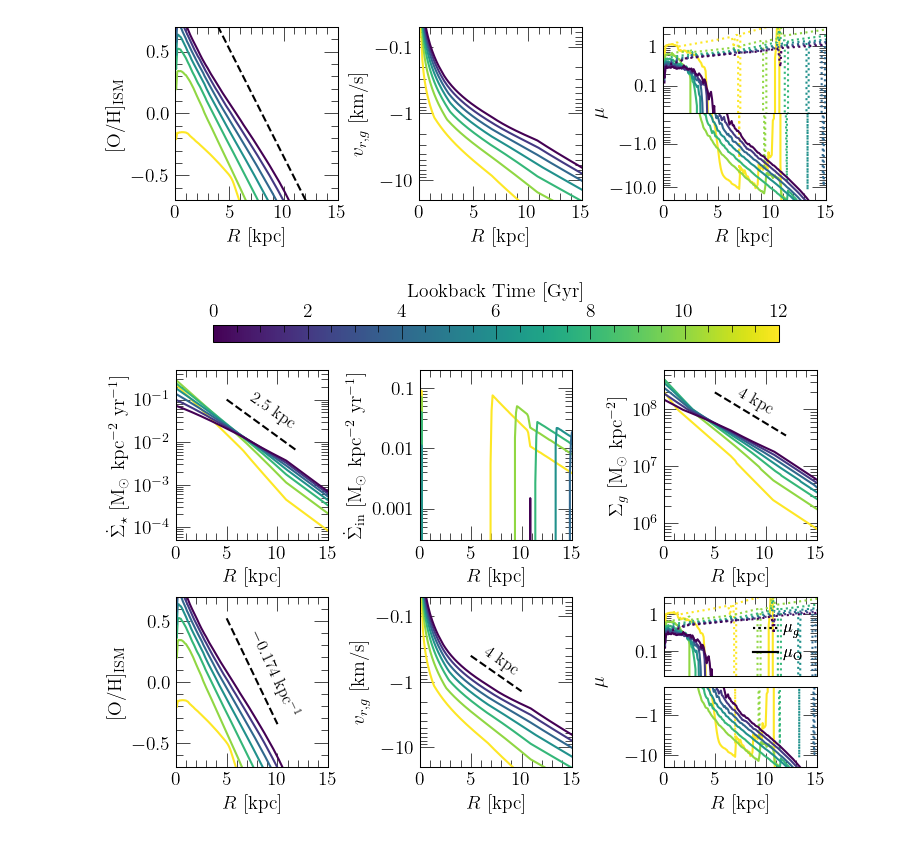
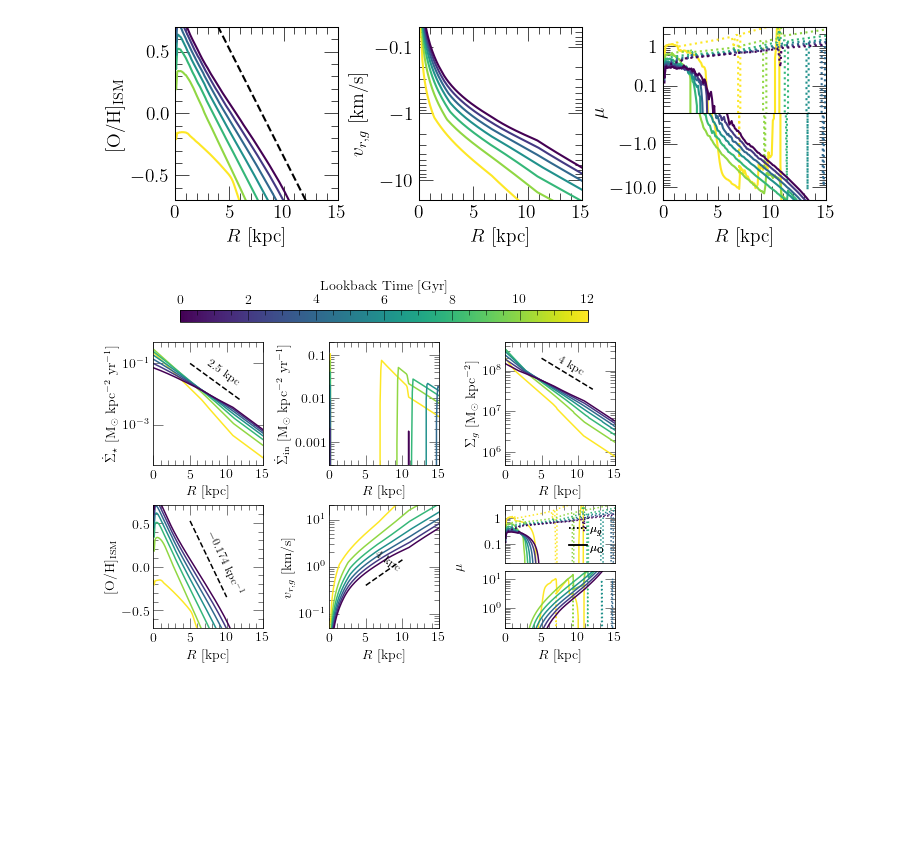
Before and after one commit to giganano/radial-flows, a Jupyter notebook: notebooks/river.ipynb, the cells around one changed output. Saved outputs shown, nothing was run; the diff lists cells and outputs as text; code cells hidden in the pictures; blank space fills up the shorter version.

```diff
--- a/notebooks/river.ipynb
+++ b/notebooks/river.ipynb
@@ -13,5 +16,6 @@ sys.version_info(major=3, minor=12, micro=3, releaselevel='final', serial=0)
 # %%
-output = vice.output("../outputs/river/insideout")
+# output = vice.output("../outputs/river/insideout")
+output = vice.output("../outputs/river/test")
 # %%
 def get_velocity_profile(output, lookback):
     raw = np.genfromtxt("%s_gasvelocities.out" % (output.name))
@@ -341,8 +345,10 @@ for i in range(len(LOOKBACKS)):
     plot_snapshot(output, LOOKBACKS[i], **kwargs)
 
 cbar_ax = fig.add_axes([0.2, 0.8, 0.6, 0.05])
-cbar = plt.colorbar(cmap, cax = cbar_ax, orientation = "horizontal", location = "top")
+cbar = plt.colorbar(cmap, cax = cbar_ax, orientation = "horizontal")
 cbar.set_label("Lookback Time [Gyr]")
+cbar.ax.xaxis.set_ticks_position("top") # location = "top" keyword in later version of matplotlib
+cbar.ax.xaxis.set_label_position("top")
 
 kwargs = {
     "c": named_colors()["black"],
@@ -387,38 +393,40 @@ lines[1].remove()
 plt.tight_layout()
 axes[-2].yaxis.set_major_formatter(fsf("%g"))
 bottom.yaxis.set_major_formatter(fsf("%g"))
-negative_log(axes[-2])
-negative_log(bottom)
+# negative_log(axes[-2])
+# negative_log(bottom)
+axes[-2].set_yscale("log")
+bottom.set_yscale("log")
 plt.subplots_adjust(top = 0.82, wspace = 0.6)
 mu_split = 0.01
 cbar_ax.set_position([
     axes[0].get_position().x0 + 0.05,
     axes[0].get_position().y1 + 0.05,
     axes[2].get_position().x1 - axes[0].get_position().x0 - 0.1,
     0.03
 ])
 axes[-1].set_position([
     axes[-1].get_position().x0,
     (axes[-2].get_position().y0 + axes[-2].get_position().y1) / 2 + mu_split,
     axes[-1].get_position().x1 - axes[-1].get_position().x0,
     (axes[-2].get_position().y1 - axes[-2].get_position().y0) / 2 - mu_split
 ])
 bottom.set_position([
     axes[-1].get_position().x0,
     axes[-2].get_position().y0,
     axes[-1].get_position().x1 - axes[-1].get_position().x0,
     (axes[-2].get_position().y1 - axes[-2].get_position().y0) / 2 - mu_split
 ])
 dummy.set_position([
     bottom.get_position().x0,
     bottom.get_position().y0,
     bottom.get_position().x1 - bottom.get_position().x0,
     axes[-1].get_position().y1 - bottom.get_position().y0
 ])
-for ext in ["pdf", "jpeg"]:
-    kwargs = {}
-    if ext == "jpeg": kwargs["dpi"] = 200
-    plt.savefig("./river/river.%s" % (ext), **kwargs)
+# for ext in ["pdf", "jpeg"]:
+#     kwargs = {}
+#     if ext == "jpeg": kwargs["dpi"] = 200
+#     plt.savefig("./river/river.%s" % (ext), **kwargs)
 plt.show()
 # %% [output]
-[figure, old version]
+[figure, new version]
```
Also changed, not shown: parts of 1 cell of this notebook, 6 other files.
